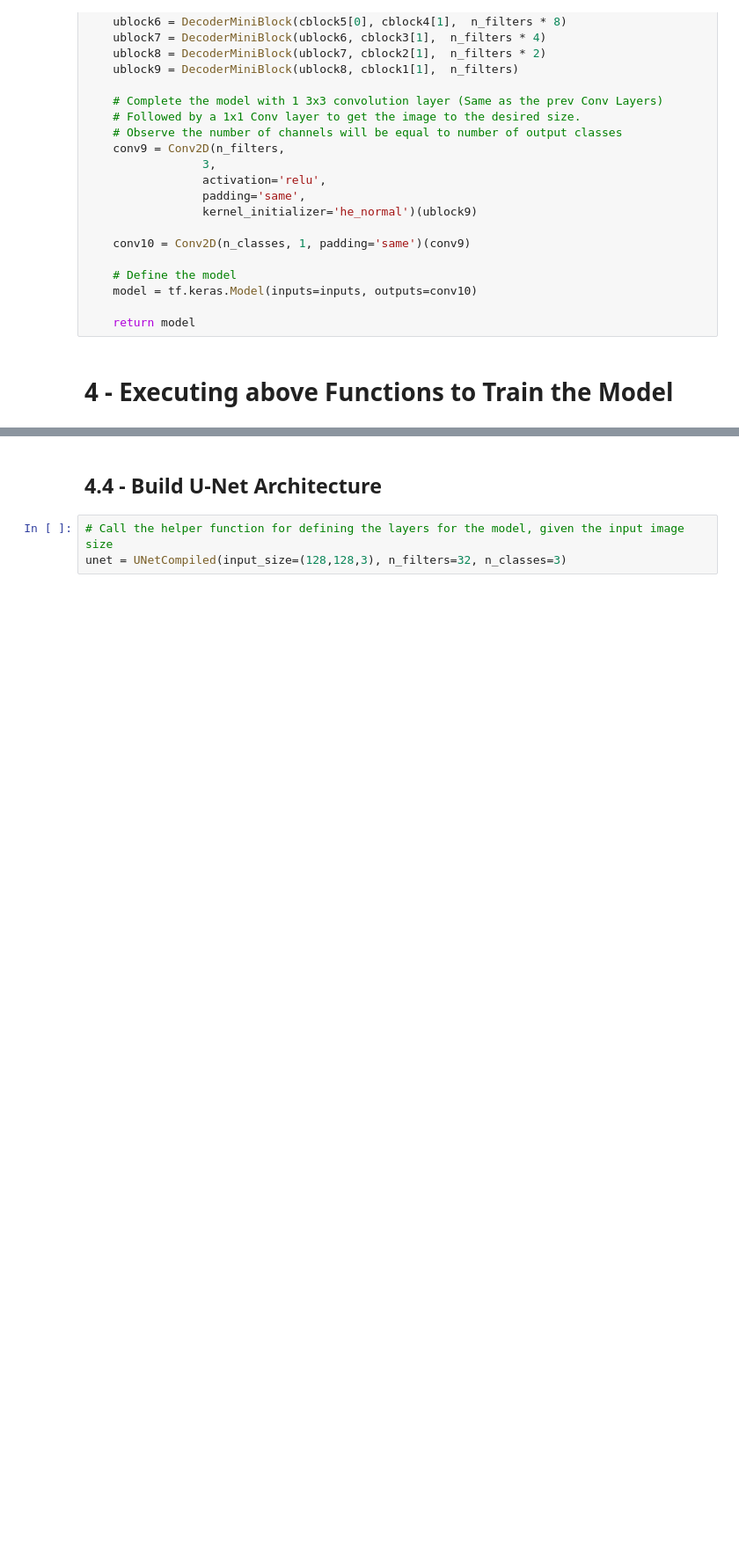
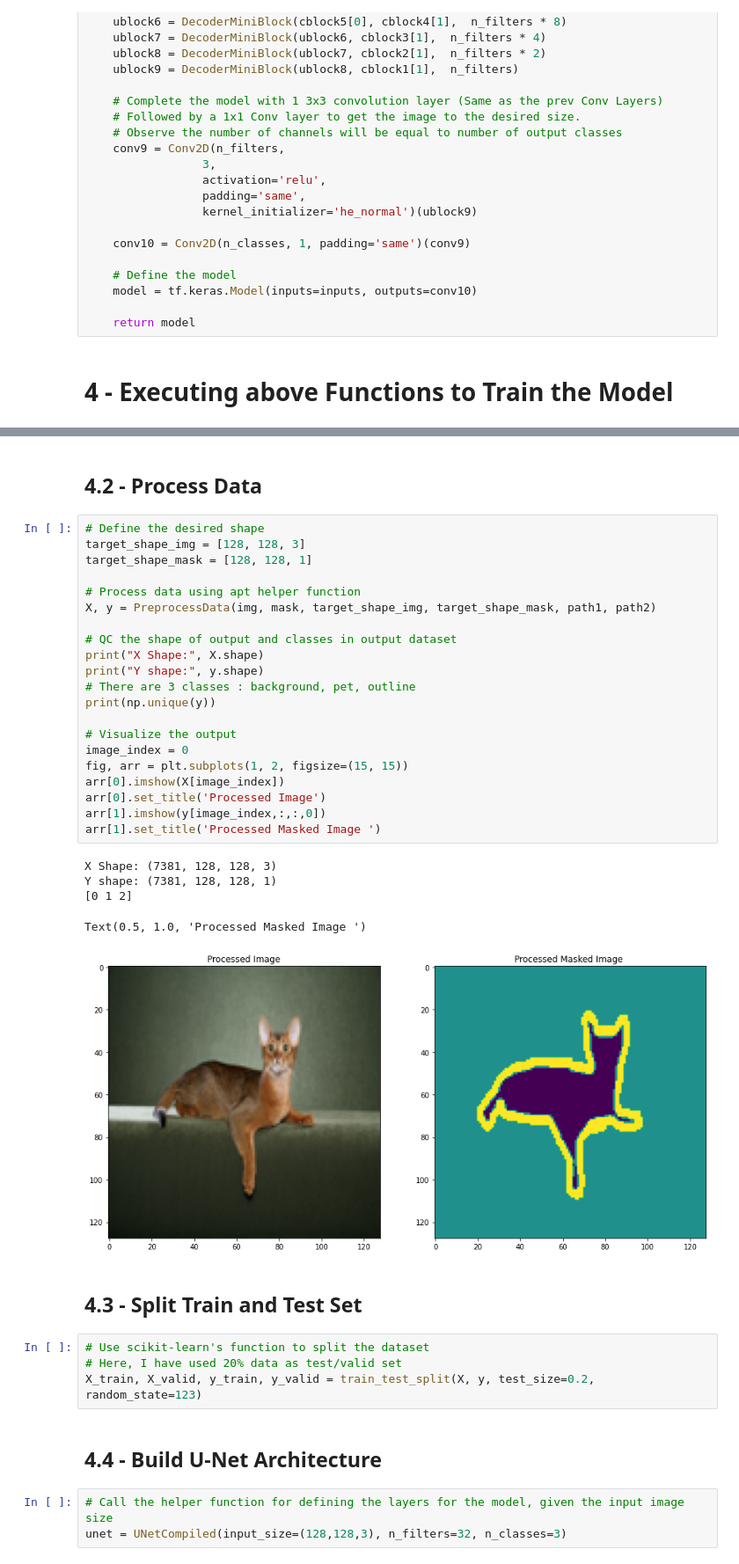
Before and after one commit to KatziNibir/Hi, a Jupyter notebook: U_Net_for_Image_Segmentation_From_Scratch_Using_TensorFlow_v4.ipynb, the cells around one changed output, grey strips where cells are left out. Shown at 88% size. Drawn from its saved outputs; the diff is of its cells as text; blank space fills up the shorter version.

```diff
--- a/U_Net_for_Image_Segmentation_From_Scratch_Using_TensorFlow_v4.ipynb
+++ b/U_Net_for_Image_Segmentation_From_Scratch_Using_TensorFlow_v4.ipynb
@@ -252,3 +283,39 @@ def UNetCompiled(input_size=(128, 128, 3), n_filters=32, n_classes=3):
+# %% [markdown]
+<a name='4.2'></a>
+## 4.2 - Process Data
+# %%
+# Define the desired shape
+target_shape_img = [128, 128, 3]
+target_shape_mask = [128, 128, 1]
+
+# Process data using apt helper function
+X, y = PreprocessData(img, mask, target_shape_img, target_shape_mask, path1, path2)
+
+# QC the shape of output and classes in output dataset
+print("X Shape:", X.shape)
+print("Y shape:", y.shape)
+# There are 3 classes : background, pet, outline
+print(np.unique(y))
+
+# Visualize the output
+image_index = 0
+fig, arr = plt.subplots(1, 2, figsize=(15, 15))
+arr[0].imshow(X[image_index])
+arr[0].set_title('Processed Image')
+arr[1].imshow(y[image_index,:,:,0])
+arr[1].set_title('Processed Masked Image ')
+# %% [output]
+X Shape: (7381, 128, 128, 3)
+Y shape: (7381, 128, 128, 1)
+[0 1 2]
+Text(0.5, 1.0, 'Processed Masked Image ')
+[figure, added]
+# %% [markdown]
+## 4.3 - Split Train and Test Set
+# %%
+# Use scikit-learn's function to split the dataset
+# Here, I have used 20% data as test/valid set
+X_train, X_valid, y_train, y_valid = train_test_split(X, y, test_size=0.2, random_state=123)
 # %% [markdown]
 <a name='4.4'></a>
 ## 4.4 - Build U-Net Architecture
```
Also changed, not shown: parts of 43 cells of this notebook.
